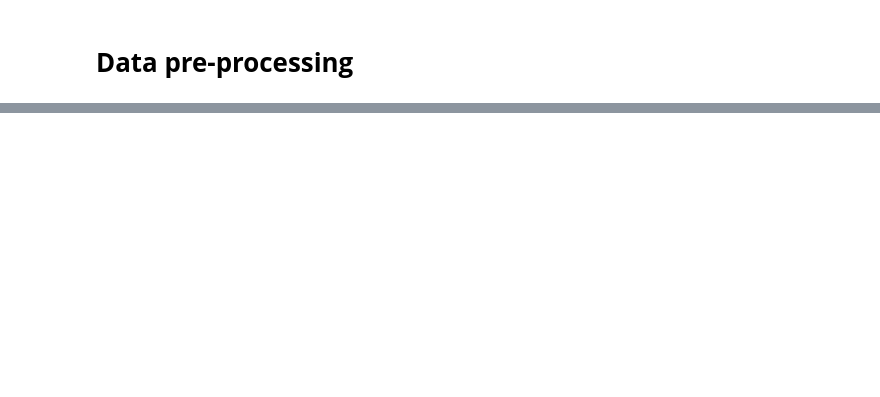
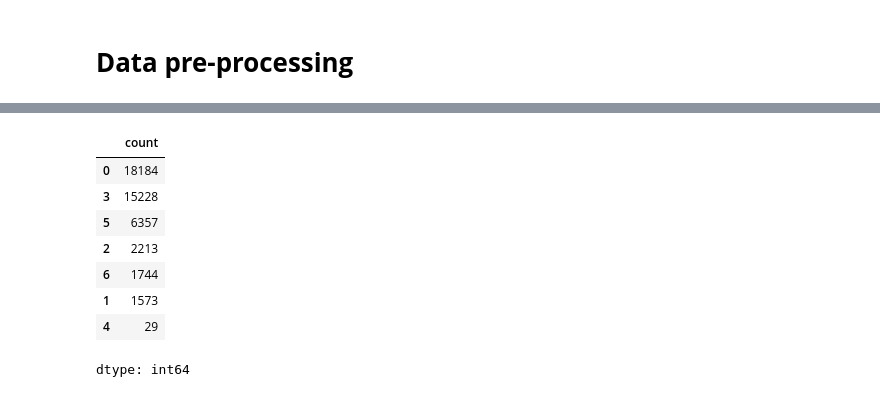
Before and after one commit to gptchat12370-ai/Group-A-DLI-Assignment, a Jupyter notebook: DT(Rasheed).ipynb, the cells around one changed output, grey strips where cells are left out. Drawn from its saved outputs; the diff is of its cells as text; code cells hidden in the pictures; blank space fills up the shorter version.

```diff
--- a/DT(Rasheed).ipynb
+++ b/DT(Rasheed).ipynb
@@ -109,0 +164,12 @@ plt.show()
+# %%
+pd.Series(y_train).value_counts()
+# %% [output]
+|  | count |
+| 0 | 18184 |
+| 3 | 15228 |
+| 5 | 6357 |
+| 2 | 2213 |
+| 6 | 1744 |
+| 1 | 1573 |
+| 4 | 29 |
+dtype: int64
```
Also changed, not shown: parts of 8 cells of this notebook.
